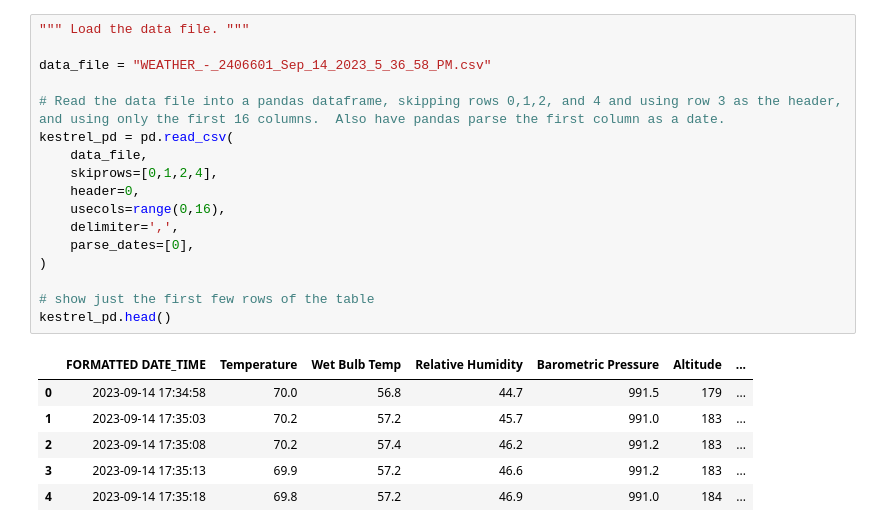
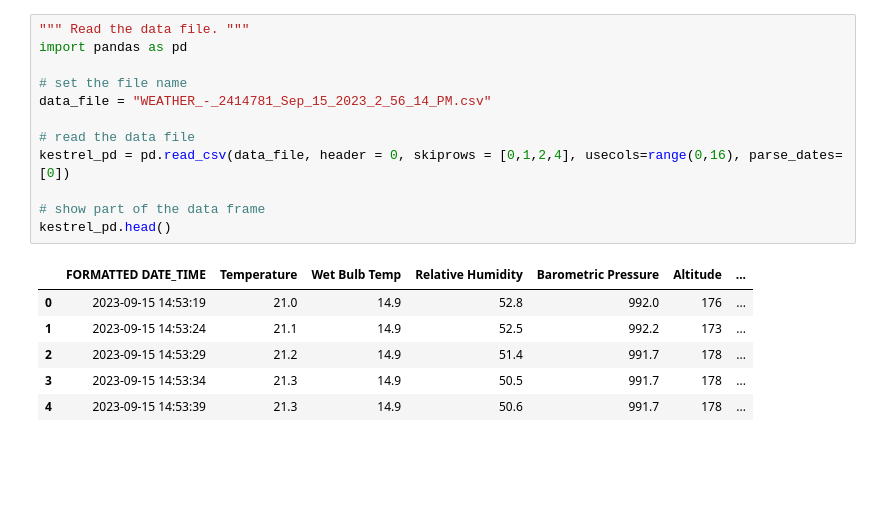
Before and after one commit to taobrienlbl/advanced_earth_science_data_analysis, a Jupyter notebook: content/lessons/04_digging_further_into_data_wrangling/04_estimating_building_height_SOLUTION.ipynb, the cells around one changed output. Cells and saved outputs as stored; diff of their text form; blank space fills up the shorter version.

```diff
--- a/content/lessons/04_digging_further_into_data_wrangling/04_estimating_building_height_SOLUTION.ipynb
+++ b/content/lessons/04_digging_further_into_data_wrangling/04_estimating_building_height_SOLUTION.ipynb
@@ -54,24 +75,19 @@ Further inspection shows that the header doesn't seem to match the columns.  For
 # %%
-""" Load the data file. """
+""" Read the data file. """
+import pandas as pd
 
-data_file = "WEATHER_-_2406601_Sep_14_2023_5_36_58_PM.csv"
+# set the file name
+data_file = "WEATHER_-_2414781_Sep_15_2023_2_56_14_PM.csv"
 
-# Read the data file into a pandas dataframe, skipping rows 0,1,2, and 4 and using row 3 as the header, and using only the first 16 columns.  Also have pandas parse the first column as a date.
-kestrel_pd = pd.read_csv(
-    data_file,
-    skiprows=[0,1,2,4],
-    header=0,
-    usecols=range(0,16),
-    delimiter=',',
-    parse_dates=[0],
-)
+# read the data file
+kestrel_pd = pd.read_csv(data_file, header = 0, skiprows = [0,1,2,4], usecols=range(0,16), parse_dates=[0])
 
-# show just the first few rows of the table
+# show part of the data frame
 kestrel_pd.head()
 # %% [output]
 |  | FORMATTED DATE_TIME | Temperature | Wet Bulb Temp | Relative Humidity | Barometric Pressure | Altitude | ... |
-| 0 | 2023-09-14 17:34:58 | 70.0 | 56.8 | 44.7 | 991.5 | 179 | ... |
-| 1 | 2023-09-14 17:35:03 | 70.2 | 57.2 | 45.7 | 991.0 | 183 | ... |
-| 2 | 2023-09-14 17:35:08 | 70.2 | 57.4 | 46.2 | 991.2 | 183 | ... |
-| 3 | 2023-09-14 17:35:13 | 69.9 | 57.2 | 46.6 | 991.2 | 183 | ... |
-| 4 | 2023-09-14 17:35:18 | 69.8 | 57.2 | 46.9 | 991.0 | 184 | ... |
+| 0 | 2023-09-15 14:53:19 | 21.0 | 14.9 | 52.8 | 992.0 | 176 | ... |
+| 1 | 2023-09-15 14:53:24 | 21.1 | 14.9 | 52.5 | 992.2 | 173 | ... |
+| 2 | 2023-09-15 14:53:29 | 21.2 | 14.9 | 51.4 | 991.7 | 178 | ... |
+| 3 | 2023-09-15 14:53:34 | 21.3 | 14.9 | 50.5 | 991.7 | 178 | ... |
+| 4 | 2023-09-15 14:53:39 | 21.3 | 14.9 | 50.6 | 991.7 | 178 | ... |
```
Also changed, not shown: parts of 22 cells of this notebook, 6 other files.
